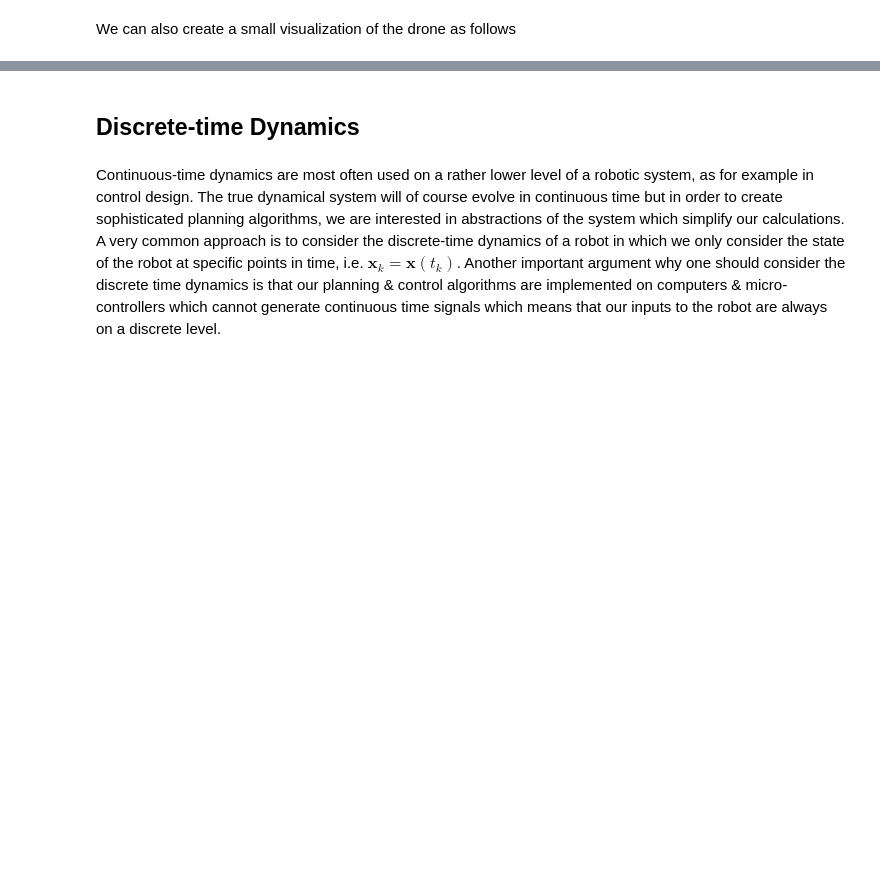
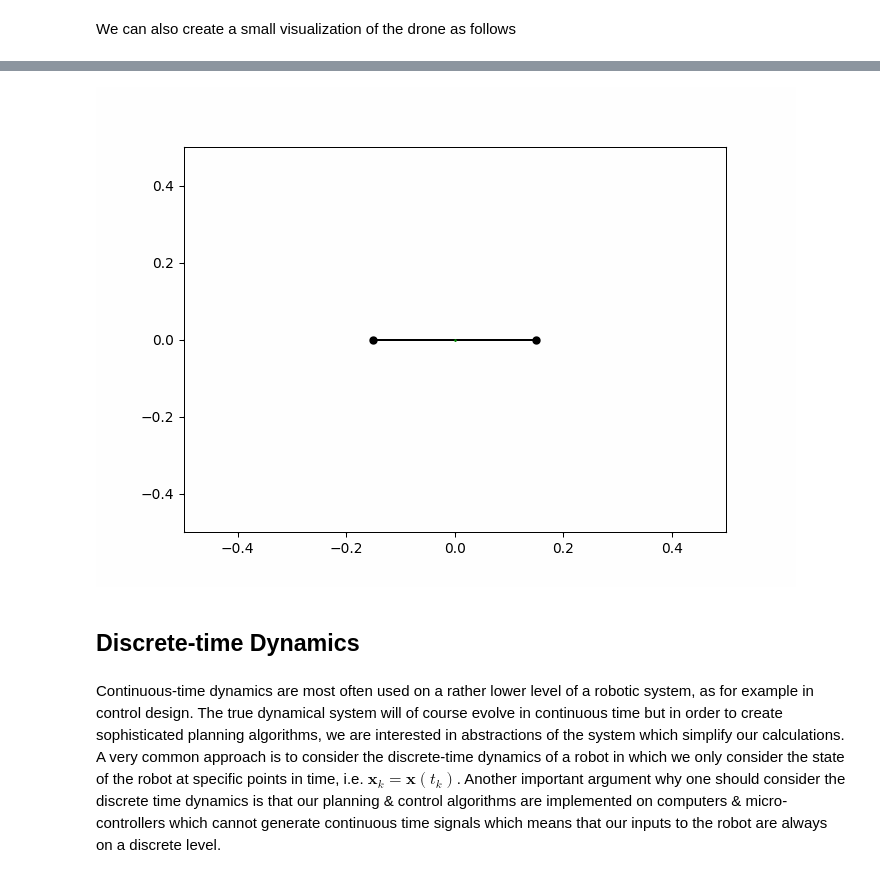
Before and after one commit to alicekramer/Safe-Robot-Control-Planning, a Jupyter notebook: tut0_introduction.ipynb, the cells around one changed output, grey strips where cells are left out. Drawn from its saved outputs; the diff is of its cells as text; code cells hidden in the pictures; blank space fills up the shorter version.

```diff
--- a/tut0_introduction.ipynb
+++ b/tut0_introduction.ipynb
@@ -226,3 +226,9 @@ HTML(animation.to_html5_video())
+# %%
+from IPython.display import Image
+with open('Videos/Tut0/1_MovRob1.gif', 'rb') as f:
+    display(Image(data = f.read(), format='gif'))
+# %% [output]
+[figure, added]
 # %% [markdown]
 ## Discrete-time Dynamics
 # %% [markdown]
```
Also changed, not shown: parts of 7 cells of this notebook, 2 other files.
